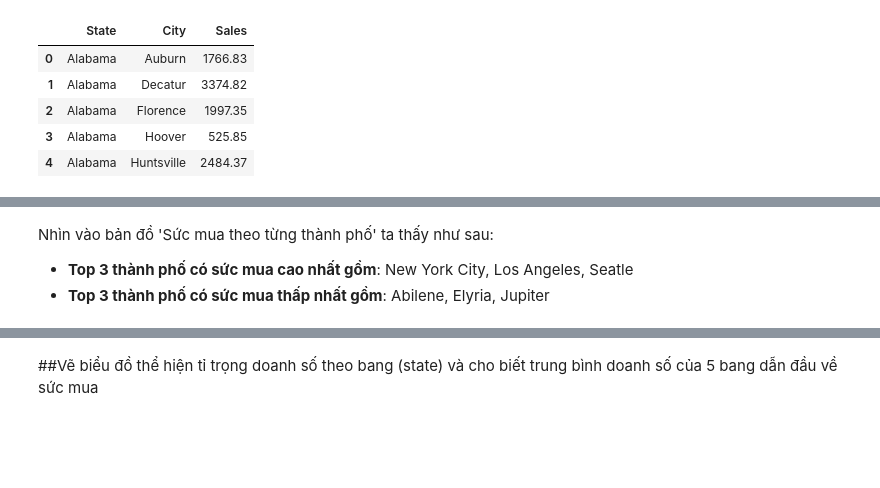
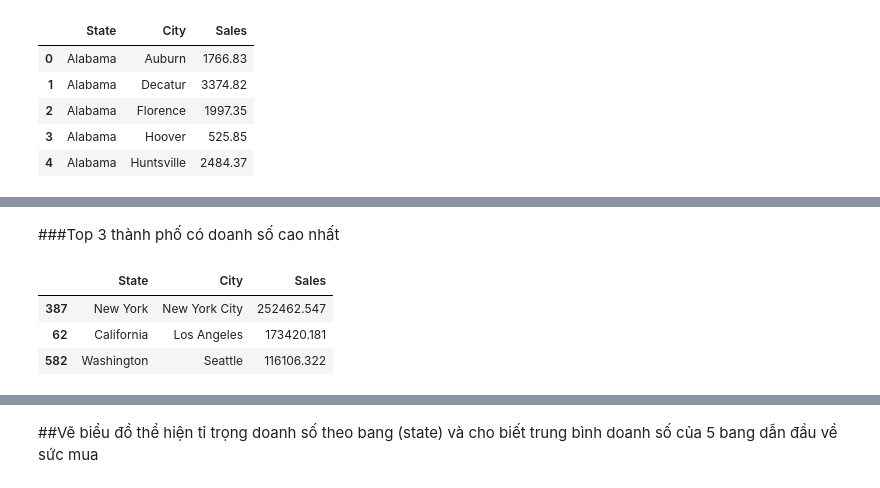
Before and after one commit to HienNguyenMinh/PythonAssignment, a Jupyter notebook: BaiTap4_Assignment.ipynb, the cells around one changed output, grey strips where cells are left out. Saved outputs shown, nothing was run; the diff lists cells and outputs as text; code cells hidden in the pictures; blank space fills up the shorter version.

```diff
--- a/BaiTap4_Assignment.ipynb
+++ b/BaiTap4_Assignment.ipynb
@@ -372,6 +360,12 @@ fig.show()
 # %% [output]
 [interactive output not drawn]
-# %% [markdown]
-Nhìn vào bản đồ 'Sức mua theo từng thành phố' ta thấy như sau:
-* **Top 3 thành phố có sức mua cao nhất gồm**: New York City, Los Angeles, Seatle
-* **Top 3 thành phố có sức mua thấp nhất gồm**: Abilene, Elyria, Jupiter
+# %% [markdown]
+###Top 3 thành phố có doanh số cao nhất
+# %%
+sales = sales.sort_values("Sales", ascending=False)
+sales.head(3)
+# %% [output]
+|  | State | City | Sales |
+| 387 | New York | New York City | 252462.547 |
+| 62 | California | Los Angeles | 173420.181 |
+| 582 | Washington | Seattle | 116106.322 |
```
Also changed, not shown: parts of 11 cells of this notebook.
